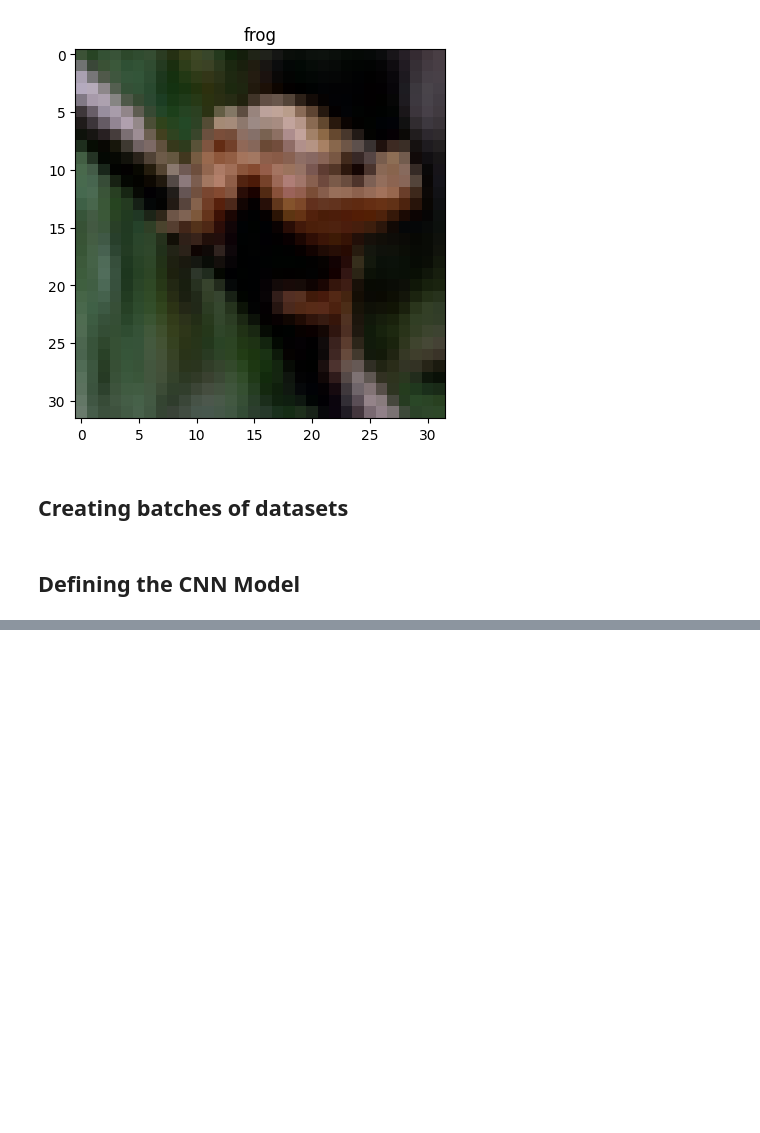
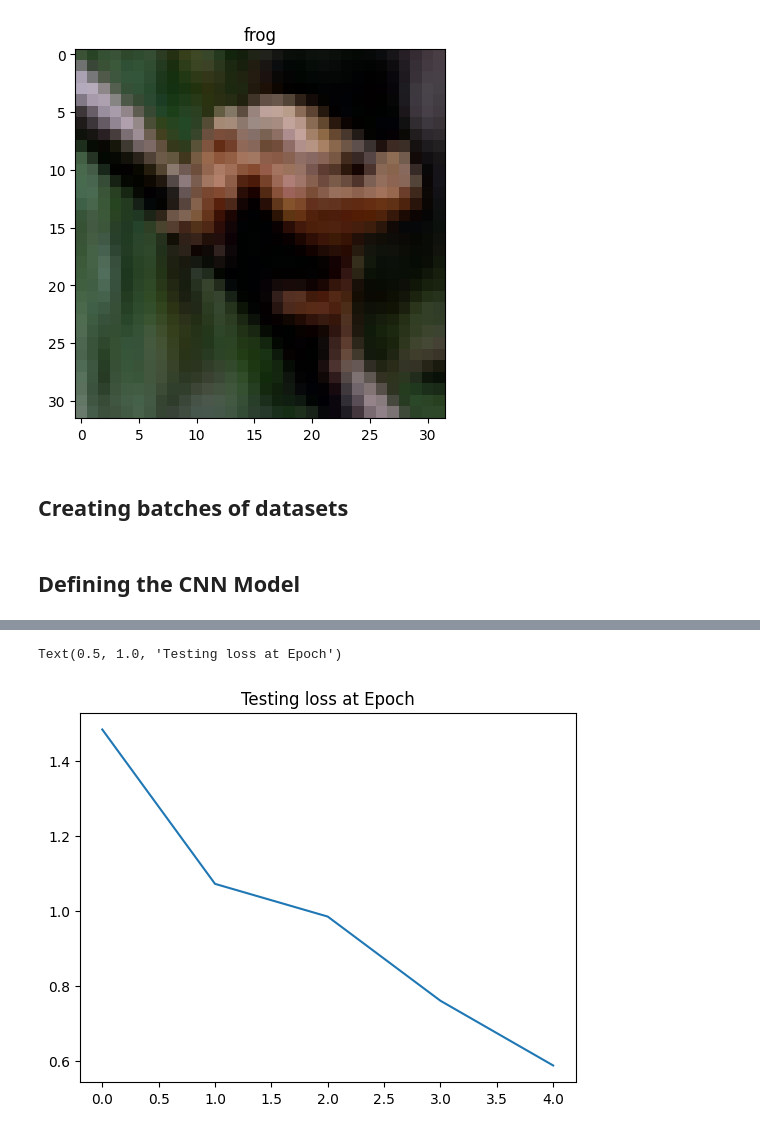
Before and after one commit to gautam-pai/PyTorch-Learning, a Jupyter notebook: CIFAR10_datasets.ipynb, the cells around one changed output, grey strips where cells are left out. Cells and saved outputs as stored; diff of their text form; code cells hidden in the pictures; blank space fills up the shorter version.

```diff
--- a/CIFAR10_datasets.ipynb
+++ b/CIFAR10_datasets.ipynb
@@ -133,0 +232,7 @@ class Detector(nn.Module):
+# %%
+
+plt.plot(test_losses)
+plt.title("Testing loss at Epoch")
+# %% [output]
+Text(0.5, 1.0, 'Testing loss at Epoch')
+[figure, added]
```
Also changed, not shown: parts of 18 cells of this notebook.
